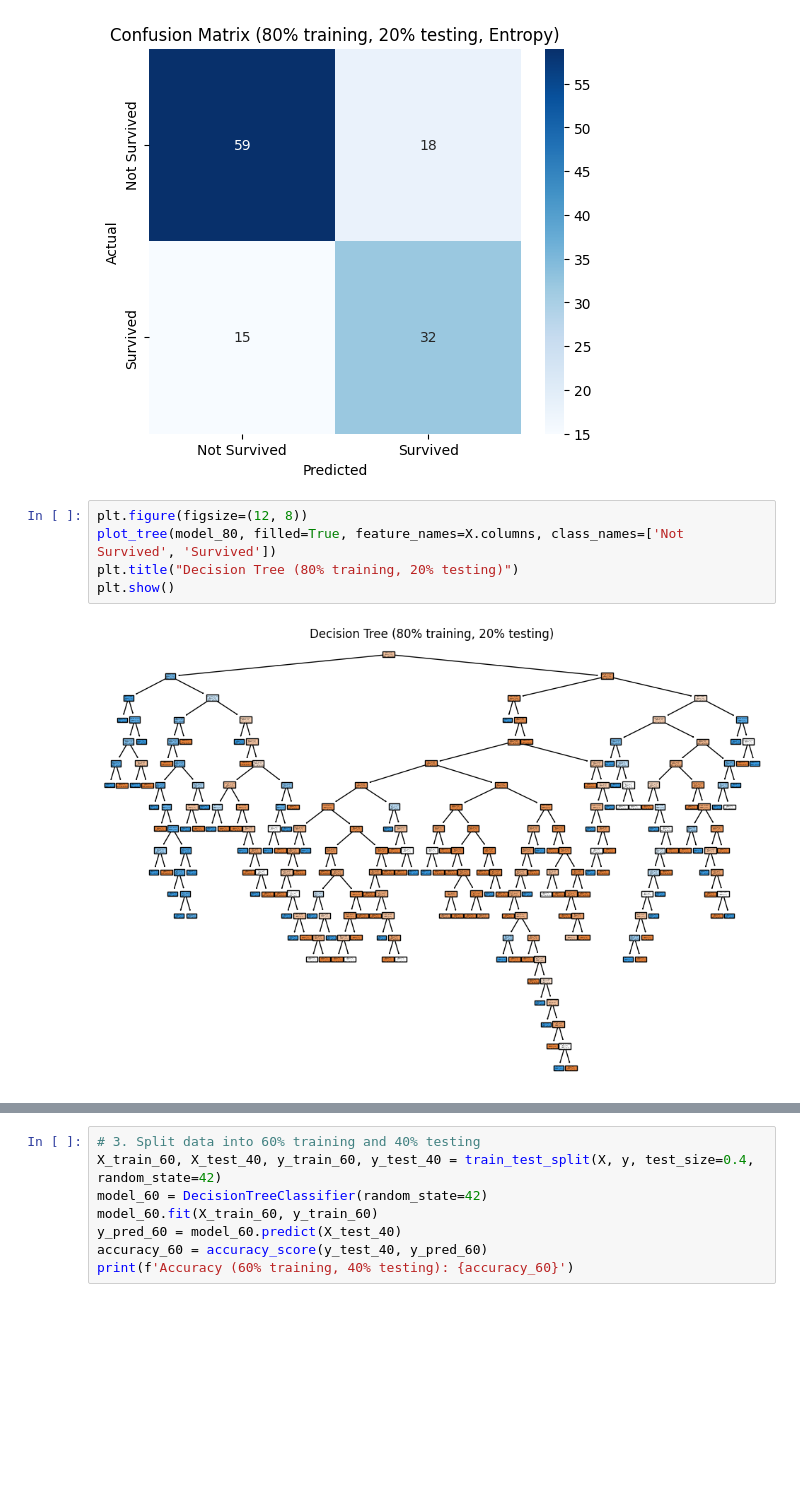
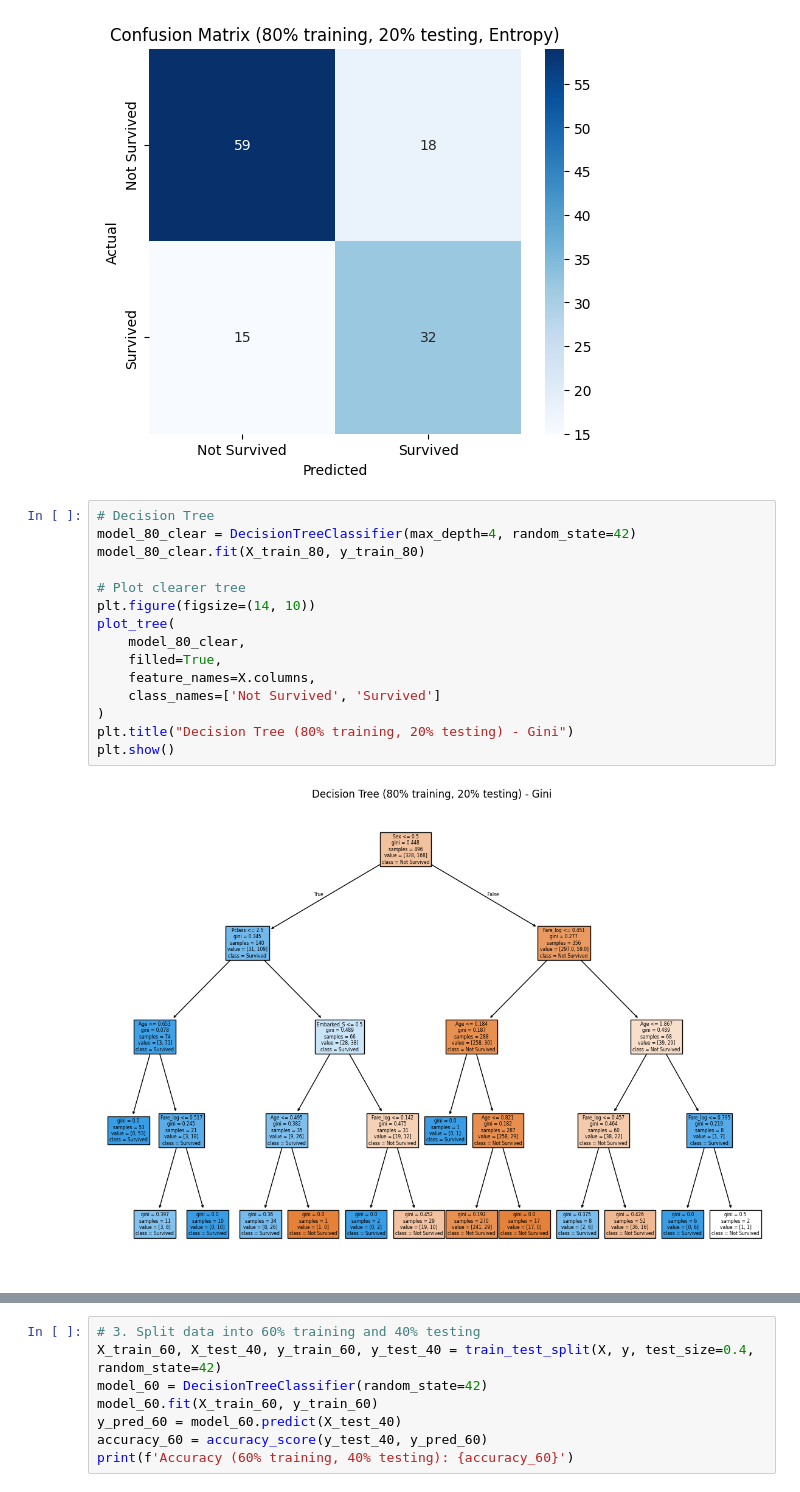
Before and after one commit to Leenasmk3/IT326-DataMining-Project, a Jupyter notebook: phase3.ipynb, the cells around one changed output, grey strips where cells are left out. Cells and saved outputs as stored; diff of their text form; blank space fills up the shorter version.

```diff
--- a/phase3.ipynb
+++ b/phase3.ipynb
@@ -337,9 +351,19 @@ Confusion Matrix (80% training, 20% testing, Entropy):
  [15 32]]
 [figure]
 # %%
-plt.figure(figsize=(12, 8))
-plot_tree(model_80, filled=True, feature_names=X.columns, class_names=['Not Survived', 'Survived'])
-plt.title("Decision Tree (80% training, 20% testing)")
+# Decision Tree
+model_80_clear = DecisionTreeClassifier(max_depth=4, random_state=42)
+model_80_clear.fit(X_train_80, y_train_80)
+
+# Plot clearer tree
+plt.figure(figsize=(14, 10))
+plot_tree(
+    model_80_clear,
+    filled=True,
+    feature_names=X.columns,
+    class_names=['Not Survived', 'Survived']
+)
+plt.title("Decision Tree (80% training, 20% testing) - Gini")
 plt.show()
 # %% [output]
-[figure, old version]
+[figure, new version]
```
Also changed, not shown: parts of 14 cells of this notebook.
